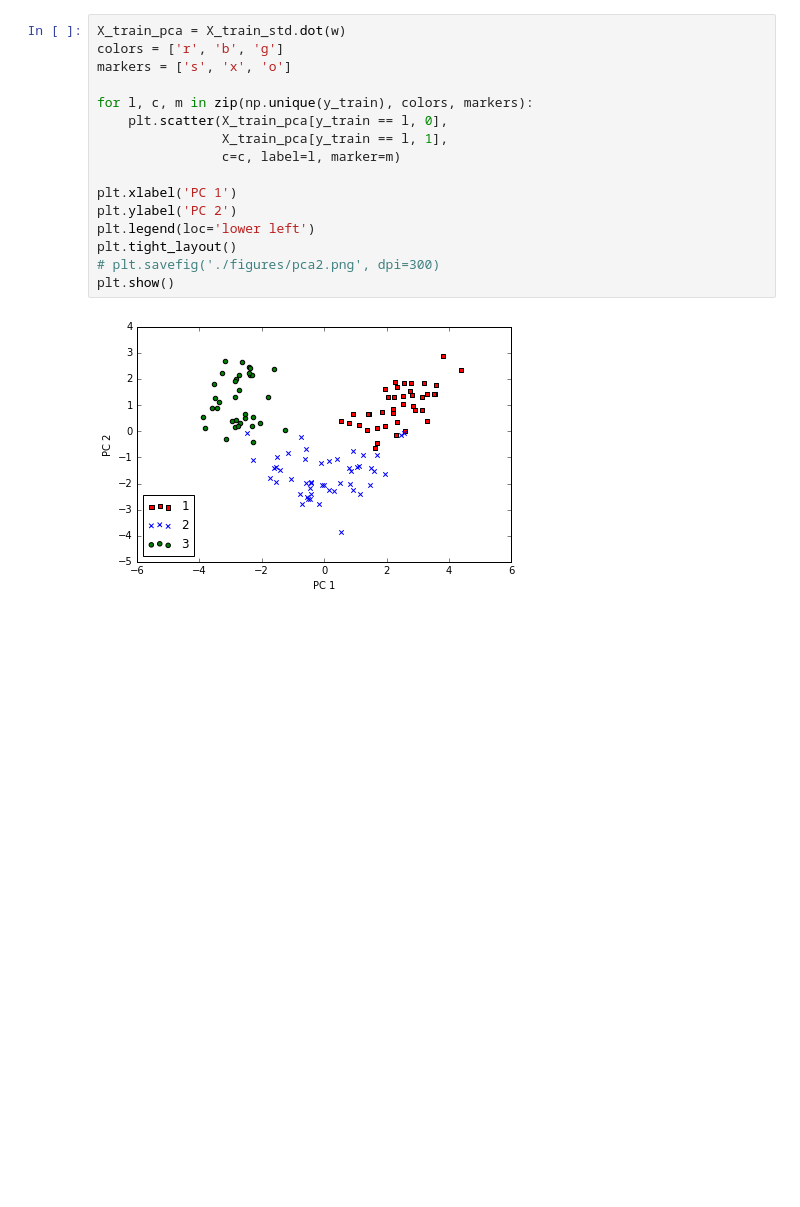
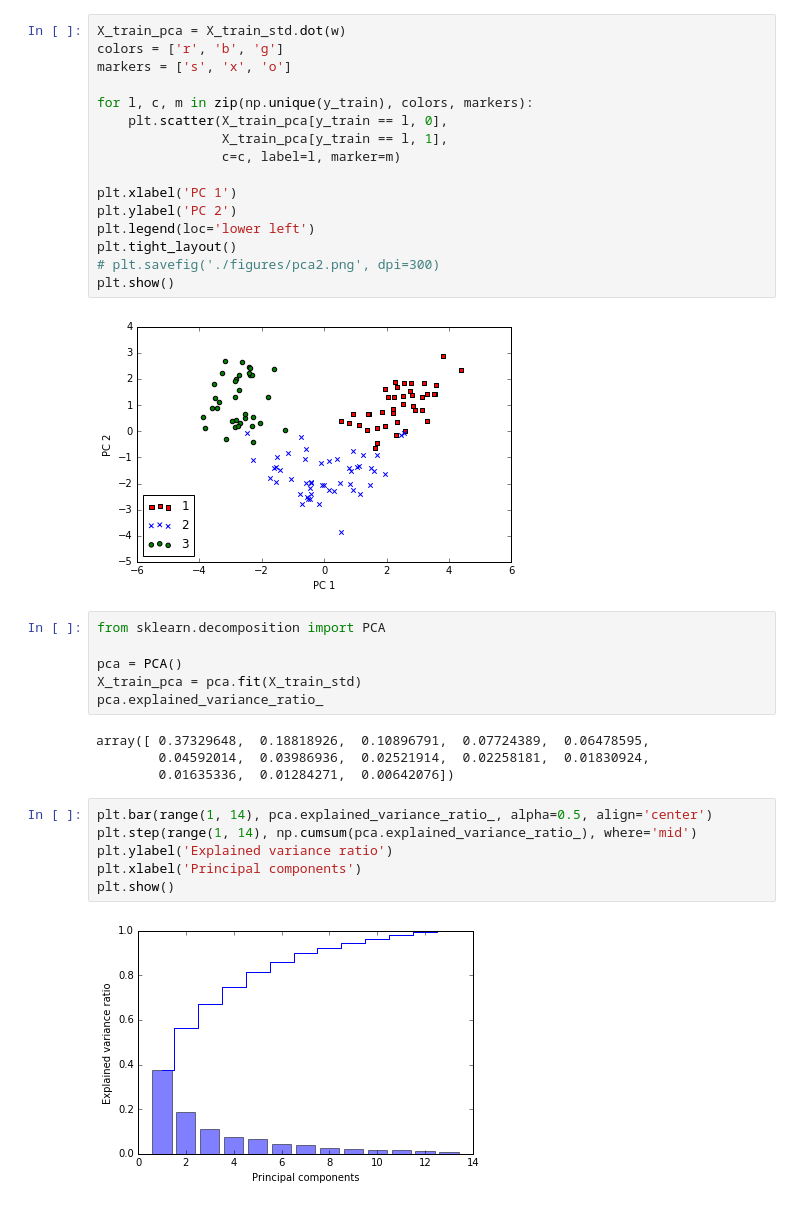
Before and after one commit to SnowMasaya/pythoh_machine_learning_excerise, a Jupyter notebook: code/docker/python/python-machine-learning4.ipynb, the cells around one changed output. Saved outputs shown, nothing was run; the diff lists cells and outputs as text; blank space fills up the shorter version.

```diff
--- a/code/docker/python/python-machine-learning4.ipynb
+++ b/code/docker/python/python-machine-learning4.ipynb
@@ -108,3 +108,21 @@ plt.tight_layout()
 plt.show()
 # %% [output]
 [figure]
+# %%
+from sklearn.decomposition import PCA
+
+pca = PCA()
+X_train_pca = pca.fit(X_train_std)
+pca.explained_variance_ratio_
+# %% [output]
+array([ 0.37329648,  0.18818926,  0.10896791,  0.07724389,  0.06478595,
+        0.04592014,  0.03986936,  0.02521914,  0.02258181,  0.01830924,
+        0.01635336,  0.01284271,  0.00642076])
+# %%
+plt.bar(range(1, 14), pca.explained_variance_ratio_, alpha=0.5, align='center')
+plt.step(range(1, 14), np.cumsum(pca.explained_variance_ratio_), where='mid')
+plt.ylabel('Explained variance ratio')
+plt.xlabel('Principal components')
+plt.show()
+# %% [output]
+[figure, added]
```
Also changed, not shown: parts of 1 cell of this notebook.
